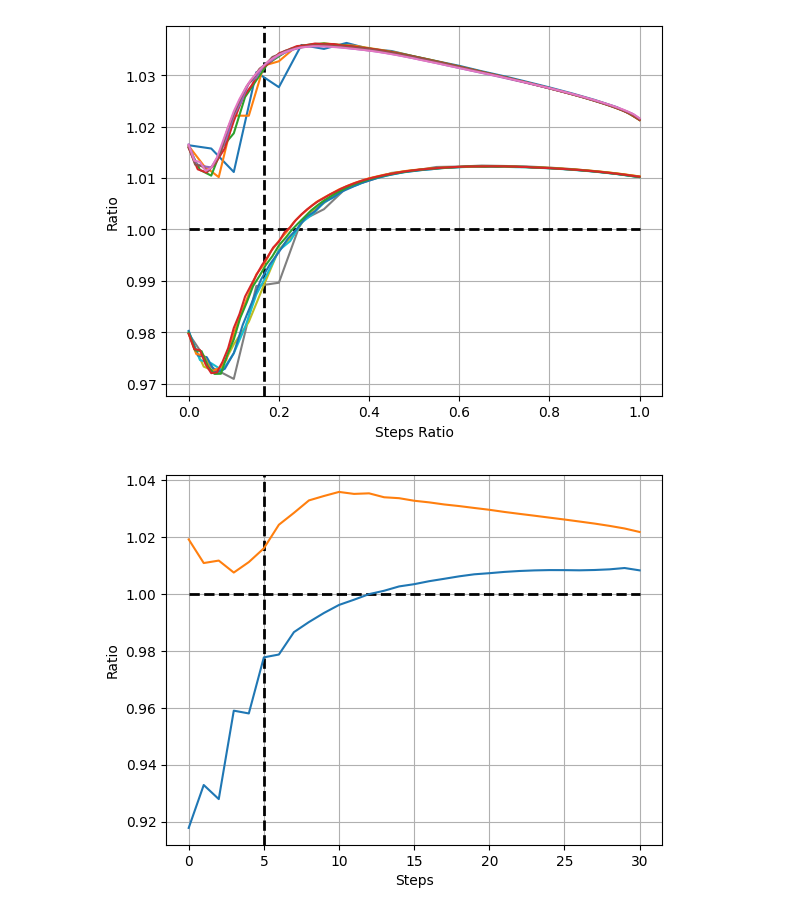
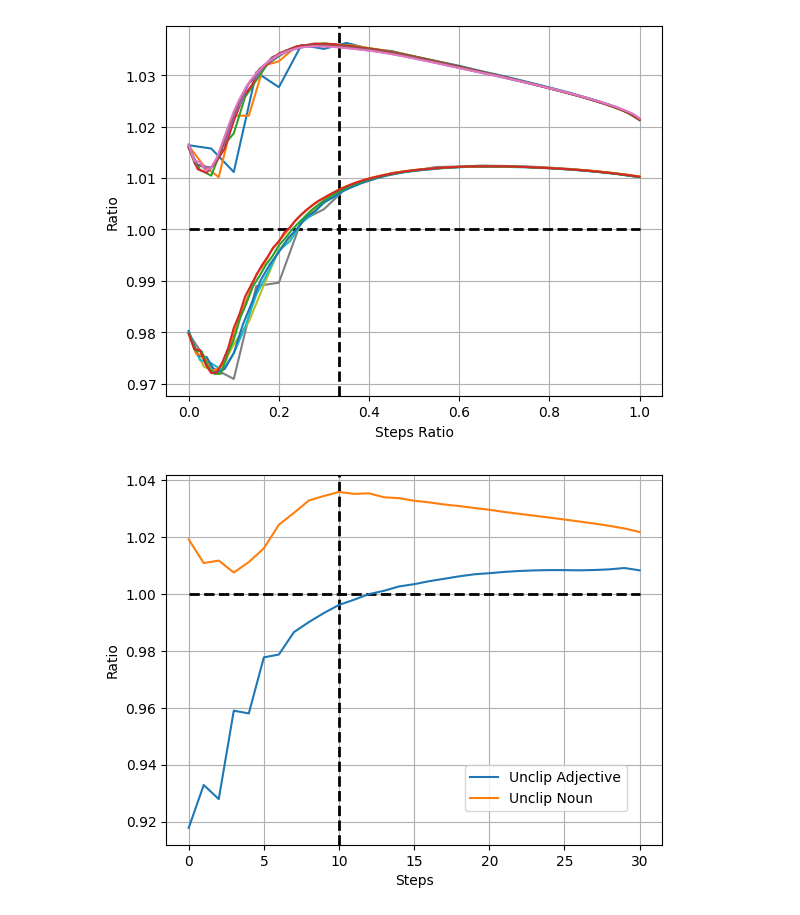
Before and after one commit to banyuanhao/daam, a Jupyter notebook: wrapupdata/wrapup_ratio_rubuttal.ipynb, the cells around one changed output. Saved outputs shown, nothing was run; the diff lists cells and outputs as text; code cells hidden in the pictures.

```diff
--- a/wrapupdata/wrapup_ratio_rubuttal.ipynb
+++ b/wrapupdata/wrapup_ratio_rubuttal.ipynb
@@ -121,7 +121,7 @@ fig, ax = plt.subplots()
 ax.grid(True)
 # plot base as dotted line
 ax.plot(xval, base,linestyle='--', linewidth=2, color='black' )
-ax.axvline(5/30, linestyle='--', color='black', linewidth=2)
+ax.axvline(10/30, linestyle='--', color='black', linewidth=2)
 
 choice = 'steps_noun'
 with open(f'{path}/{choice}.json') as f:
@@ -156,10 +156,11 @@ for key, value in ratios.items():
 ax.set_xlabel('Steps Ratio')
 ax.set_ylabel('Ratio')
 # ax.set_title("")
+# fig.legend(['20','30','40','50','60','70','80'])
 fig.show()
-# fig.savefig('when_ratio_noun.png')
+fig.savefig('when_ratio_time.png')
 # %% [output]
-[figure, old version]
+[figure, new version]
 # %%
 import json
 import matplotlib.pyplot as plt
@@ -171,7 +172,7 @@ fig, ax = plt.subplots()
 ax.grid(True)
 # plot base as dotted line
 ax.plot(base,linestyle='--', linewidth=2, color='black' )
-ax.axvline(5, linestyle='--', color='black', linewidth=2)
+ax.axvline(10, linestyle='--', color='black', linewidth=2)
 
 # choice = 'unclip_noun'
 # with open(f'{path}/{choice}.json') as f:
@@ -190,33 +191,34 @@ with open(f'{path}/{choice}.json') as f:
 ratios = []
 for i,dic in enumerate(data):
 
     negative_list.append(dic['negative_prompt'])
     ratio = np.mean(np.array(dic['ratio']),axis=0)
     if ratio[-1] < 1:
         continue
     ratios.append(ratio)
 ratios = np.array(ratios)
 ratios = np.mean(ratios,axis=0)
-ax.plot(ratios, label="Unclip Adj")
+ax.plot(ratios, label="Unclip Adjective")
 
 choice = 'unclip_noun'
 with open(f'{path}/{choice}.json') as f:
     data = json.load(f)
 ratios = []
 for i,dic in enumerate(data):
     negative_list.append(dic['negative_prompt'])
     if ratio[-1]/ratio[10] < 1.0:
         continue
     ratio = np.mean(np.array(dic['ratio']),axis=0)
     ratios.append(ratio)
 ratios = np.array(ratios)
 ratios = np.mean(ratios,axis=0)
 ax.plot(ratios,label="Unclip Noun")
 
 
 ax.set_xlabel('Steps')
 ax.set_ylabel('Ratio')
+fig.legend(loc=(0.64,0.2))
 fig.show()
-fig.savefig('when_ratio_noun.png')
+fig.savefig('when_ratio_unclip.png')
 # %% [output]
-[figure, old version]
+[figure, new version]
```
Also changed, not shown: parts of 1 cell of this notebook, 13 other files.
